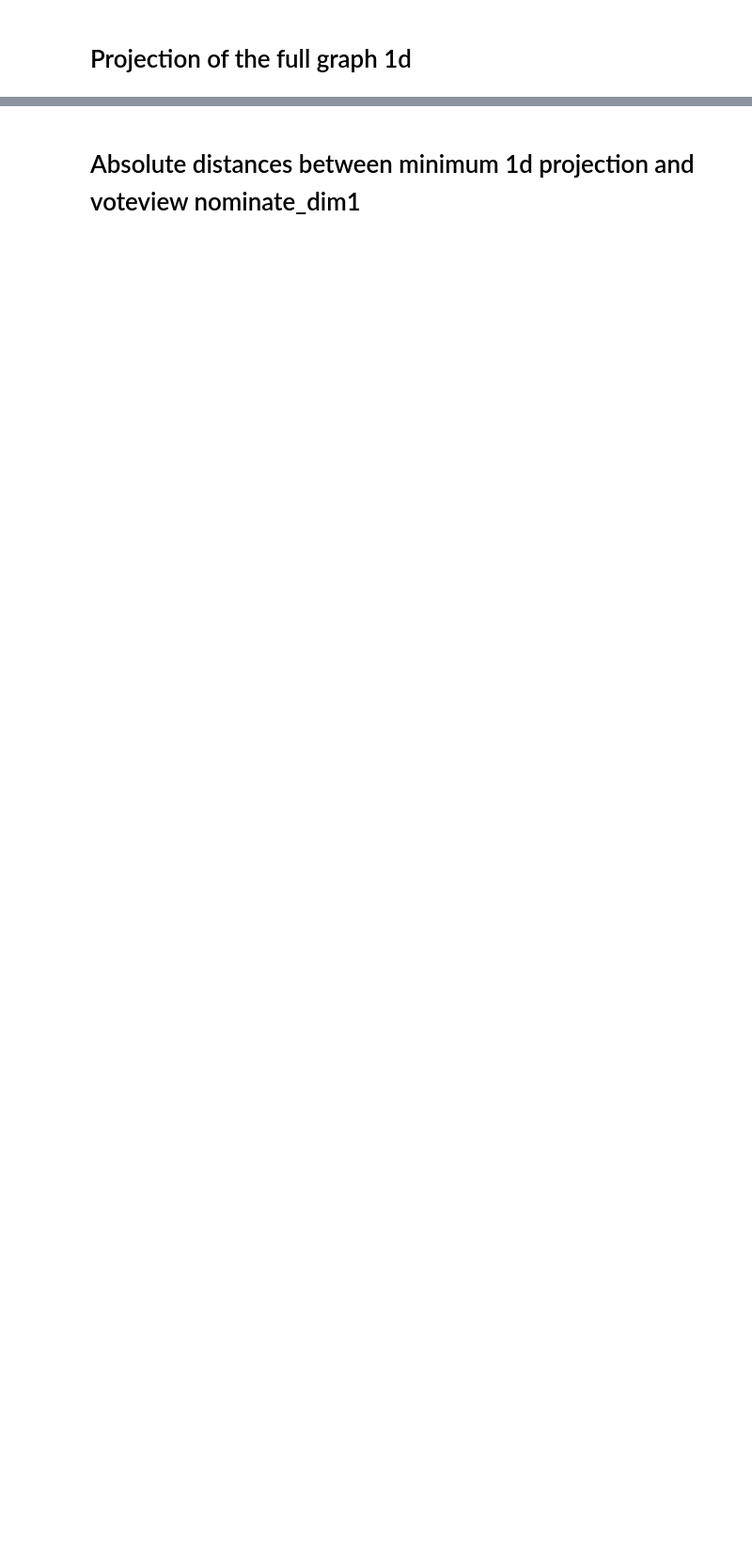
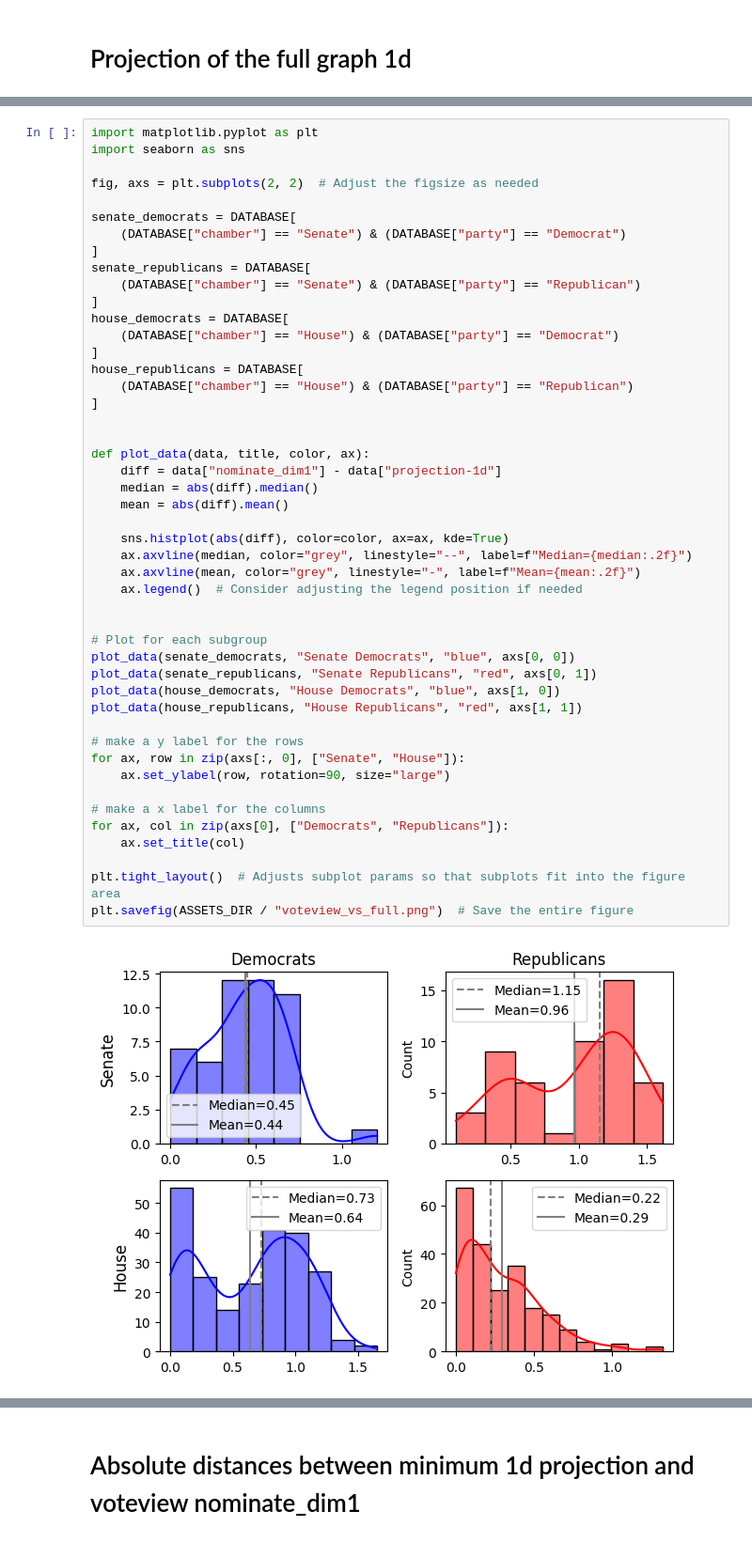
Before and after one commit to DueViktor/DonorIdeo, a Jupyter notebook: DonorIdeo/eda.ipynb, the cells around one changed output, grey strips where cells are left out. Shown at 94% size. Saved outputs shown, nothing was run; the diff lists cells and outputs as text; blank space fills up the shorter version.

```diff
--- a/DonorIdeo/eda.ipynb
+++ b/DonorIdeo/eda.ipynb
@@ -367,0 +365,49 @@ fig.show()
+# %%
+import matplotlib.pyplot as plt
+import seaborn as sns
+
+fig, axs = plt.subplots(2, 2)  # Adjust the figsize as needed
+
+senate_democrats = DATABASE[
+    (DATABASE["chamber"] == "Senate") & (DATABASE["party"] == "Democrat")
+]
+senate_republicans = DATABASE[
+    (DATABASE["chamber"] == "Senate") & (DATABASE["party"] == "Republican")
+]
+house_democrats = DATABASE[
+    (DATABASE["chamber"] == "House") & (DATABASE["party"] == "Democrat")
+]
+house_republicans = DATABASE[
+    (DATABASE["chamber"] == "House") & (DATABASE["party"] == "Republican")
+]
+
+
+def plot_data(data, title, color, ax):
+    diff = data["nominate_dim1"] - data["projection-1d"]
+    median = abs(diff).median()
+    mean = abs(diff).mean()
+
+    sns.histplot(abs(diff), color=color, ax=ax, kde=True)
+    ax.axvline(median, color="grey", linestyle="--", label=f"Median={median:.2f}")
+    ax.axvline(mean, color="grey", linestyle="-", label=f"Mean={mean:.2f}")
+    ax.legend()  # Consider adjusting the legend position if needed
+
+
+# Plot for each subgroup
+plot_data(senate_democrats, "Senate Democrats", "blue", axs[0, 0])
+plot_data(senate_republicans, "Senate Republicans", "red", axs[0, 1])
+plot_data(house_democrats, "House Democrats", "blue", axs[1, 0])
+plot_data(house_republicans, "House Republicans", "red", axs[1, 1])
+
+# make a y label for the rows
+for ax, row in zip(axs[:, 0], ["Senate", "House"]):
+    ax.set_ylabel(row, rotation=90, size="large")
+
+# make a x label for the columns
+for ax, col in zip(axs[0], ["Democrats", "Republicans"]):
+    ax.set_title(col)
+
+plt.tight_layout()  # Adjusts subplot params so that subplots fit into the figure area
+plt.savefig(ASSETS_DIR / "voteview_vs_full.png")  # Save the entire figure
+# %% [output]
+[figure, added]
```
Also changed, not shown: parts of 13 cells of this notebook, 22 other files.
